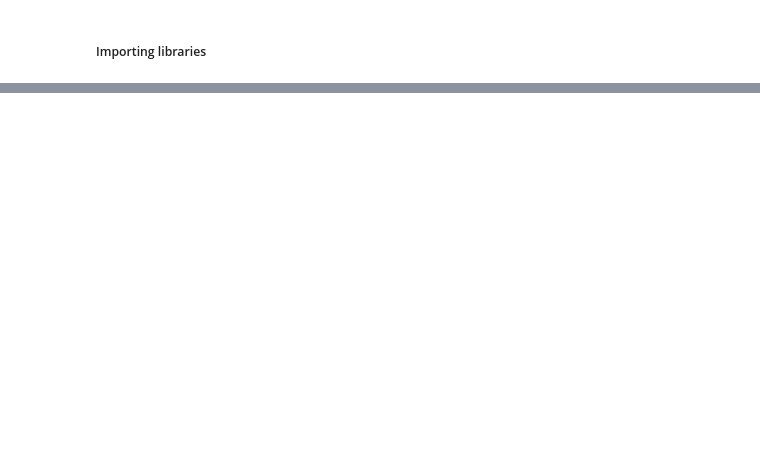
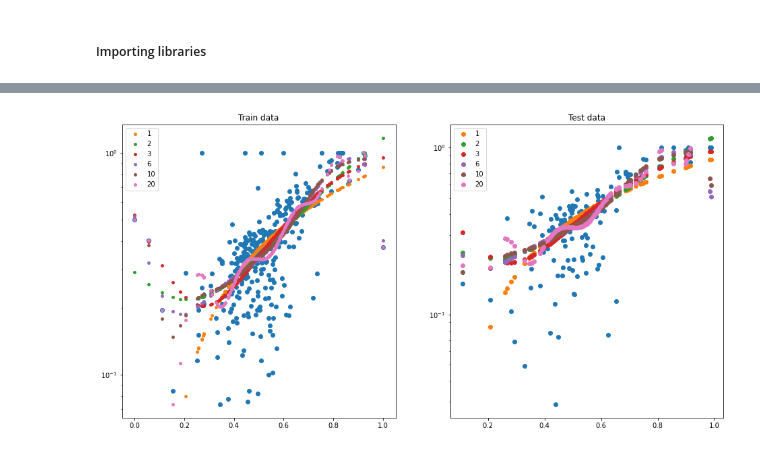
Before and after one commit to Ahmedsabrymohamed74/Machine_Learning_Assignments, a Jupyter notebook: LR/Linear Regression Assignment.ipynb, the cells around one changed output, grey strips where cells are left out. Drawn from its saved outputs; the diff is of its cells as text; code cells hidden in the pictures; blank space fills up the shorter version.

```diff
--- a/LR/Linear Regression Assignment.ipynb
+++ b/LR/Linear Regression Assignment.ipynb
@@ -25,0 +131,5 @@ AttributeError: module 'pandas' has no attribute 'csv_read'
+# %%
+# Splitting to training and testing data
+
+X_train, X_test, y_train, y_test = train_test_split(X,y,
+                                                    train_size = 0.7, random_state = 1)
@@ -25,0 +148,42 @@ AttributeError: module 'pandas' has no attribute 'csv_read'
+# %%
+# fit multiple polynomial features
+degrees = [1, 2, 3, 6, 10, 20]
+
+# initialise y_train_pred and y_test_pred matrices to store the train and test predictions
+# each row is a data point, each column a prediction using a polynomial of some degree
+y_train_pred = np.zeros((len(X_train), len(degrees)))
+y_test_pred = np.zeros((len(X_test), len(degrees)))
+
+for i, degree in enumerate(degrees):
+
+    # make pipeline: create features, then feed them to linear_reg model
+    model = make_pipeline(PolynomialFeatures(degree), lr)
+    model.fit(X_train, y_train)
+
+    # predict on test and train data
+    # store the predictions of each degree in the corresponding column
+    y_train_pred[:, i] = model.predict(X_train)
+    y_test_pred[:, i] = model.predict(X_test)
+    #y_pred_d1 = y_train_pred[:,1]
+# %%
+plt.figure(figsize=(16, 8))
+
+# train data
+plt.subplot(121)
+plt.scatter(X_train, y_train)
+plt.yscale('log')
+plt.title("Train data")
+for i, degree in enumerate(degrees):
+    plt.scatter(X_train, y_train_pred[:, i], s=15, label=str(degree))
+    plt.legend(loc='upper left')
+
+# test data
+plt.subplot(122)
+plt.scatter(X_test, y_test)
+plt.yscale('log')
+plt.title("Test data")
+for i, degree in enumerate(degrees):
+    plt.scatter(X_test, y_test_pred[:, i], label=str(degree))
+    plt.legend(loc='upper left')
+# %% [output]
+[figure, added]
```
Also changed, not shown: parts of 29 cells of this notebook.
